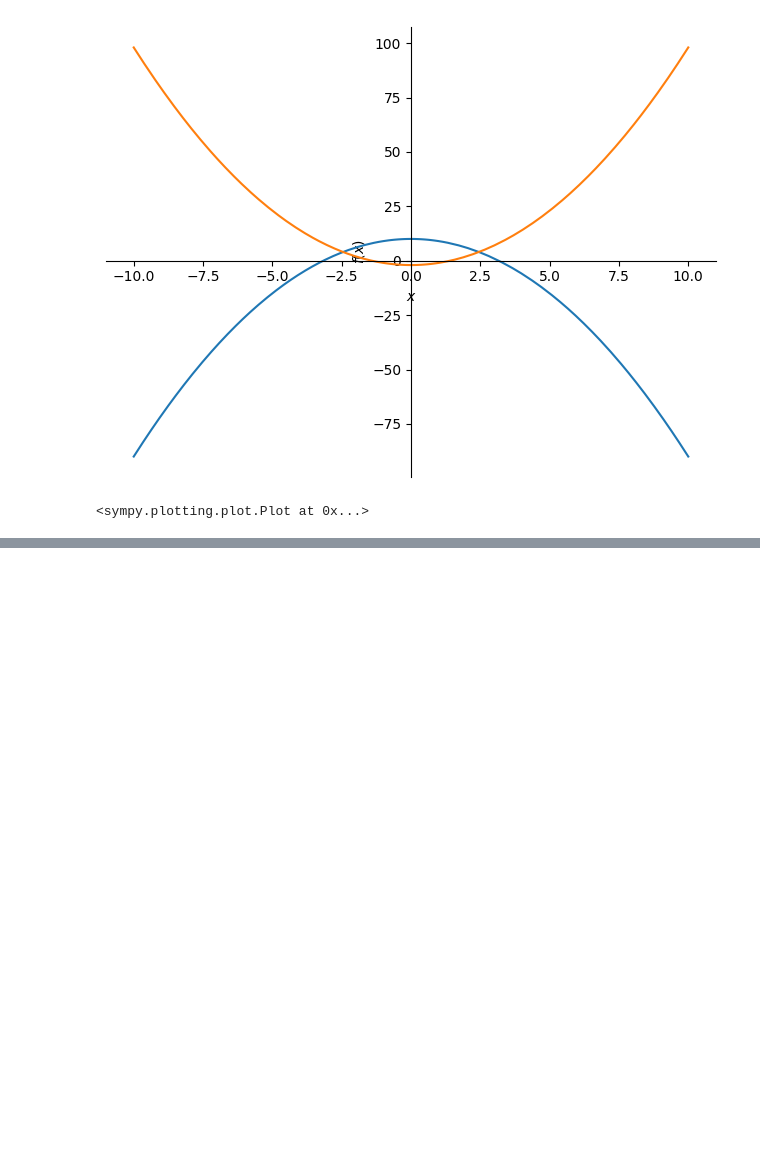
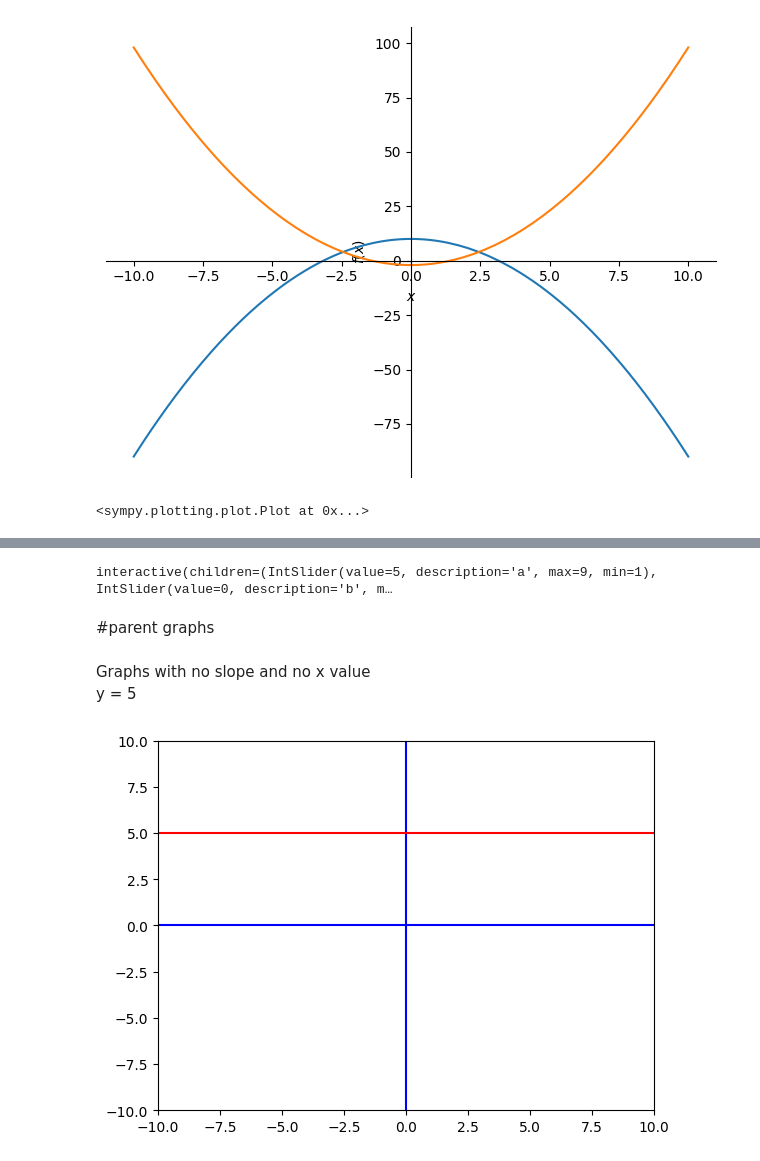
Before and after one commit to e-levenn/College-Algebra-1, a Jupyter notebook: College_algebra.ipynb, the cells around one changed output, grey strips where cells are left out. Saved outputs shown, nothing was run; the diff lists cells and outputs as text; code cells hidden in the pictures; blank space fills up the shorter version.

```diff
--- a/College_algebra.ipynb
+++ b/College_algebra.ipynb
@@ -886,0 +971,80 @@ y =  x**2 - 2
+# %%
+%matplotlib inline
+from ipywidgets import interactive
+import matplotlib.pyplot as plt
+import numpy as np
+import math
+
+# All graphing happens in this function
+def f(a,b,c):
+    xmin = -10
+    xmax = 10
+    ymin = -10
+    ymax = 10
+    points = 10*(xmax-xmin)
+    x = np.linspace(xmin,xmax,points)
+
+    plt.axis([xmin,xmax,ymin,ymax]) # window size
+    plt.plot([xmin,xmax],[0,0],'b') # x axis
+    plt.plot([0,0],[ymin,ymax], 'b') # y axis
+
+    # Parabola
+    y1 = a*x**2 + b*x + c
+    plt.plot(x, y1)
+
+    # Vertex
+    vx = -b/(2*a)
+    vy = a*(vx**2) + b*vx + c
+    plt.plot([vx],[vy], 'ro')
+
+    # Roots
+    d = b**2 - 4*a*c
+    if d>=0:
+        root_1 = (-b + math.sqrt(d))/(2*a)
+        root_2 = (-b - math.sqrt(d))/(2*a)
+        plt.plot([root_1, root_2],[0,0], 'go')
+
+    # Set the equation as the title
+    sa = str(a)
+    sb = str(b)
+    sc = str(c)
+    h1 = "y = ", sa, "x**2 + ", sb, "x + ", sc
+    h2 = ""
+    for w in h1:
+        h2 = h2 + w
+
+    plt.title(h2)
+    plt.show()
+
+# Interactive creates sliders for a, b, and c values
+interactive_plot = interactive(f, a=(1, 9), b=(-9,9), c=(-9,9))
+interactive_plot
+# %% [output]
+interactive(children=(IntSlider(value=5, description='a', max=9, min=1), IntSlider(value=0, description='b', m…
+# %% [markdown]
+#parent graphs
+# %% [markdown]
+Graphs with no slope and no x value<br>
+y = 5
+# %%
+import matplotlib.pyplot as plt
+import numpy as np
+
+xmin = -10
+xmax = 10
+ymin = - 10
+ymax = 10
+points = 4*(xmax-xmin)
+x = np.linspace(xmin,xmax,points)
+
+
+fig, ax = plt.subplots()
+plt.axis([xmin,xmax,ymin,ymax]) # window size
+plt.plot([xmin,xmax],[0,0],'b') # blue x axis
+plt.plot([0,0],[ymin,ymax], 'b') # blue y axis
+
+plt.plot([xmin,xmax],[5,5],'r')
+
+plt.show()
+# %% [output]
+[figure, added]
```
Also changed, not shown: parts of 89 cells of this notebook.
